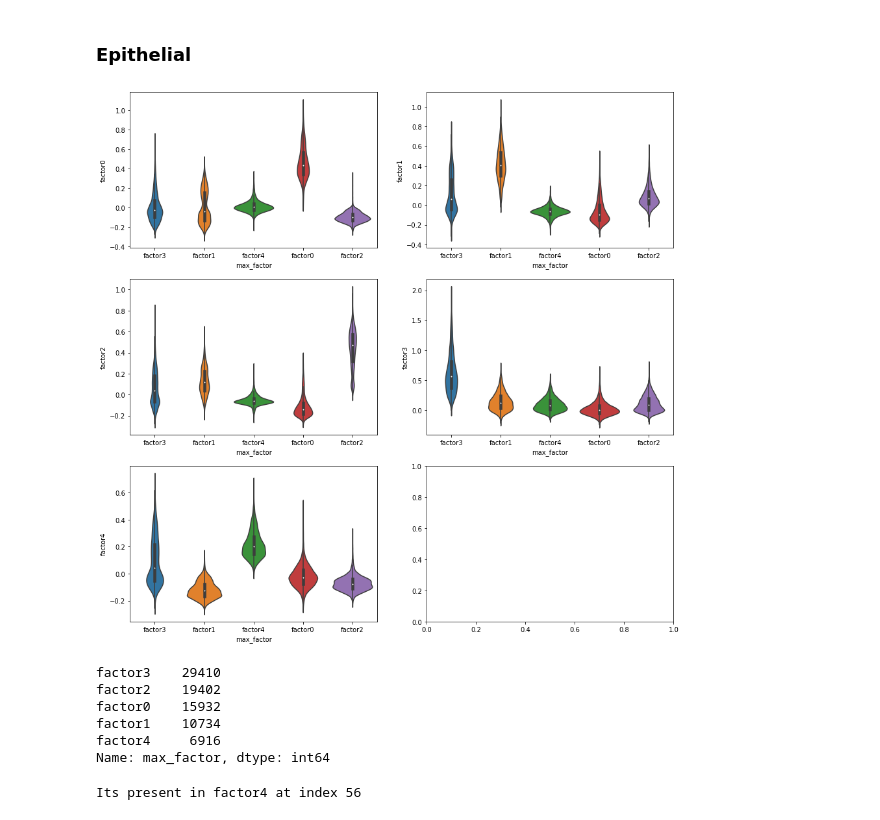
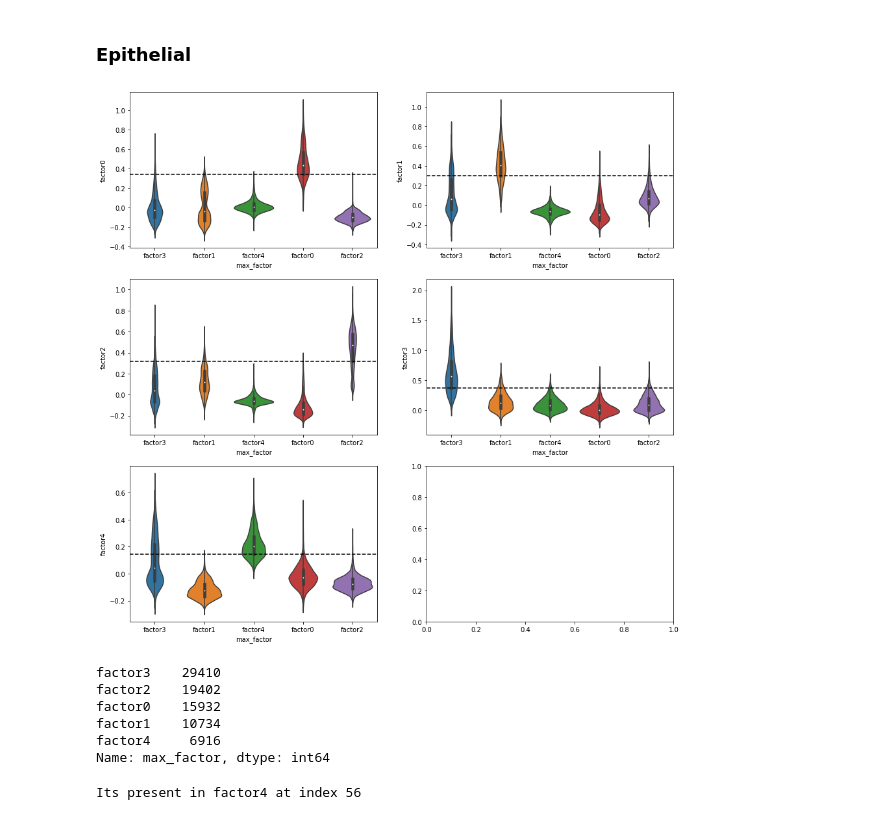
Before and after one commit to akiviaho/spatial, a Jupyter notebook: notebooks/single-cell-annotation-from-nmf.ipynb, the cells around one changed output. Saved outputs shown, nothing was run; the diff lists cells and outputs as text; code cells hidden in the pictures.

```diff
--- a/notebooks/single-cell-annotation-from-nmf.ipynb
+++ b/notebooks/single-cell-annotation-from-nmf.ipynb
@@ -137,6 +137,12 @@ def plot_score_violins(scores_df):
 
             sns.violinplot(data=violin_df, x='max_factor', y=factor_columns[i], ax=axs[row][col])
 
+            # Get the 1st quantile of highest scoring factor
+            val_80 = violin_df.loc[violin_df['max_factor'] == factor_columns[i],factor_columns[i]].quantile(q=0.25)
+
+            # Add horizontal line
+            axs[row][col].axhline(y=val_80, color='black', linestyle='--')
+
         plt.show()
     else:
         print("No columns found with 'factor' in their names.")
@@ -193,11 +199,11 @@ ax_dict = ups.UpSet(ups_data, subset_size='count',show_counts=True).plot()
 # %% [markdown]
 ### Epithelial
 # %%
-scores, genes_dict = score_modules('Epithelial',nmf_components_by_ctype['Epithelial'])
+#cores, genes_dict = score_modules('Epithelial',nmf_components_by_ctype['Epithelial'])
 plot_score_violins(scores)
 scores['max_factor'].value_counts()
 # %% [output]
-[figure, old version]
+[figure, new version]
 factor3    29410
 factor2    19402
 factor0    15932
```
Also changed, not shown: 1 other file.
